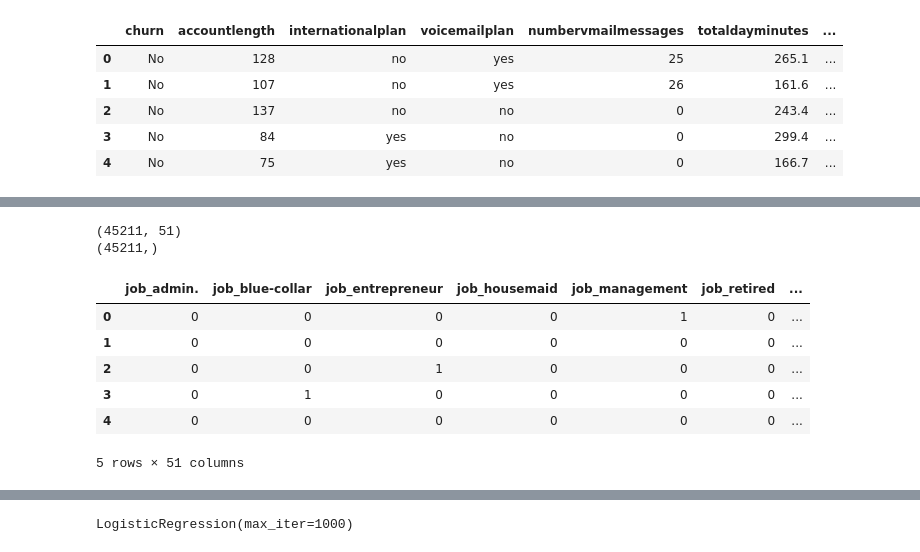
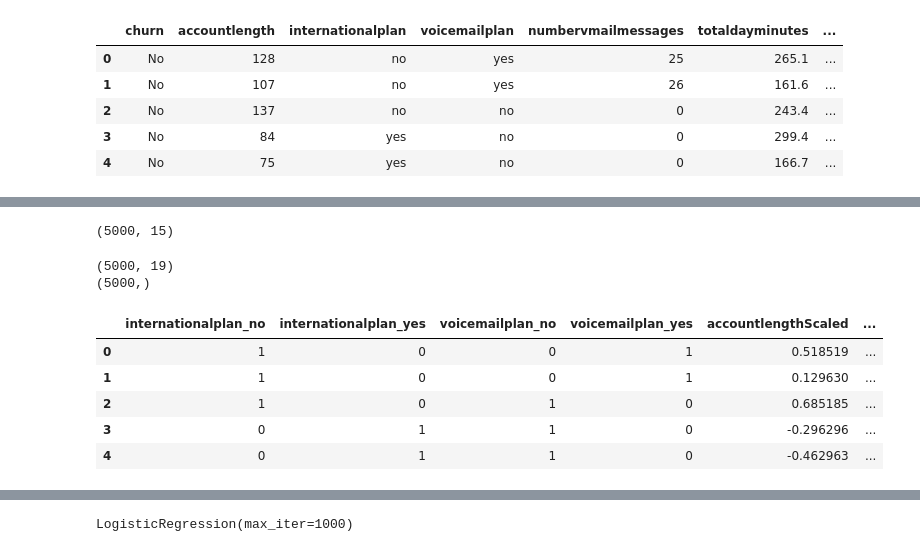
Before and after one commit to davro76/Data-Mining-Process, a Jupyter notebook: ChurnResampling.ipynb, the cells around one changed output, grey strips where cells are left out. Saved outputs shown, nothing was run; the diff lists cells and outputs as text; code cells hidden in the pictures.

```diff
--- a/ChurnResampling.ipynb
+++ b/ChurnResampling.ipynb
@@ -38,4 +69,4 @@ bankData.head()
 # %%
 # TREAT THE CAT cols (encoding)
-bankCat = pd.get_dummies(bankData[['job','marital','education','default','housing','loan','contact','month','poutcome']])
+ChurnDataCat = pd.get_dummies(ChurnData[['internationalplan','voicemailplan']])
 # %%
@@ -57,22 +94,34 @@ bankNum.shape
+# %%
+# Seperating the numerical data
+ChurnDataNum = ChurnData [['accountlengthScaled',
+       'numbervmailmessagesScaled', 'totaldayminutesScaled',
+       'totaldaychargeScaled', 'totaldaycallsScaled', 'totaleveminutesScaled',
+       'totalevecallsScaled', 'totalevechargeScaled',
+       'totalnightminutesScaled', 'totalnightcallsScaled',
+       'totalnightchargeScaled', 'totalintlminutesScaled',
+       'totalintlcallsScaled', 'totalintlchargeScaled',
+       'numbercustomerservicecallsScaled']]
+ChurnDataNum.shape
+# %% [output]
+(5000, 15)
 # %%
 # Merging with the original data frame
 # Preparing the X variables
-X = pd.concat([bankCat, bankNum], axis=1)
+X = pd.concat([ChurnDataCat, ChurnDataNum], axis=1)
 print(X.shape)
 # Preparing the Y variable
-Y = bankData['y']
+Y = ChurnData['churn']
 print(Y.shape)
 X.head()
 # %% [output]
-(45211, 51)
-(45211,)
+(5000, 19)
+(5000,)
-|  | job_admin. | job_blue-collar | job_entrepreneur | job_housemaid | job_management | job_retired | ... |
-| 0 | 0 | 0 | 0 | 0 | 1 | 0 | ... |
-| 1 | 0 | 0 | 0 | 0 | 0 | 0 | ... |
-| 2 | 0 | 0 | 1 | 0 | 0 | 0 | ... |
-| 3 | 0 | 1 | 0 | 0 | 0 | 0 | ... |
-| 4 | 0 | 0 | 0 | 0 | 0 | 0 | ... |
+|  | internationalplan_no | internationalplan_yes | voicemailplan_no | voicemailplan_yes | accountlengthScaled | ... |
+| 0 | 1 | 0 | 0 | 1 | 0.518519 | ... |
+| 1 | 1 | 0 | 0 | 1 | 0.129630 | ... |
+| 2 | 1 | 0 | 1 | 0 | 0.685185 | ... |
+| 3 | 0 | 1 | 1 | 0 | -0.296296 | ... |
+| 4 | 0 | 1 | 1 | 0 | -0.462963 | ... |
-5 rows × 51 columns
 # %%
 from sklearn.linear_model import LogisticRegression
 from sklearn.model_selection import train_test_split
```
Also changed, not shown: parts of 26 cells of this notebook.
